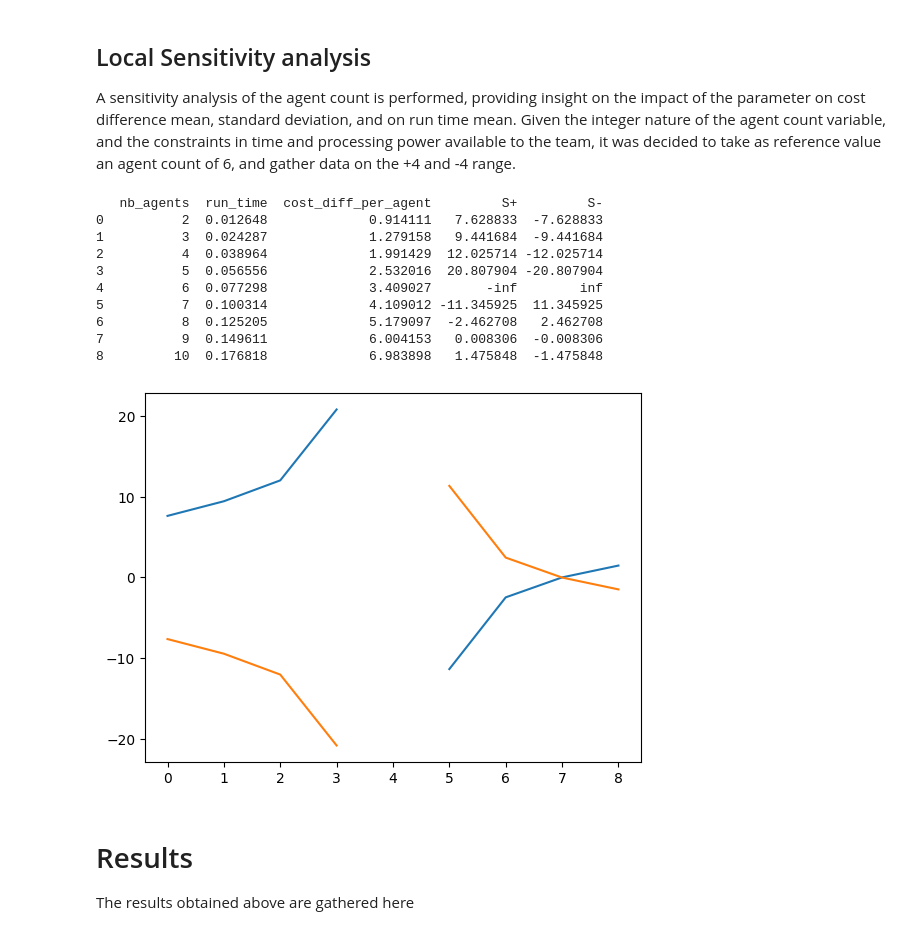
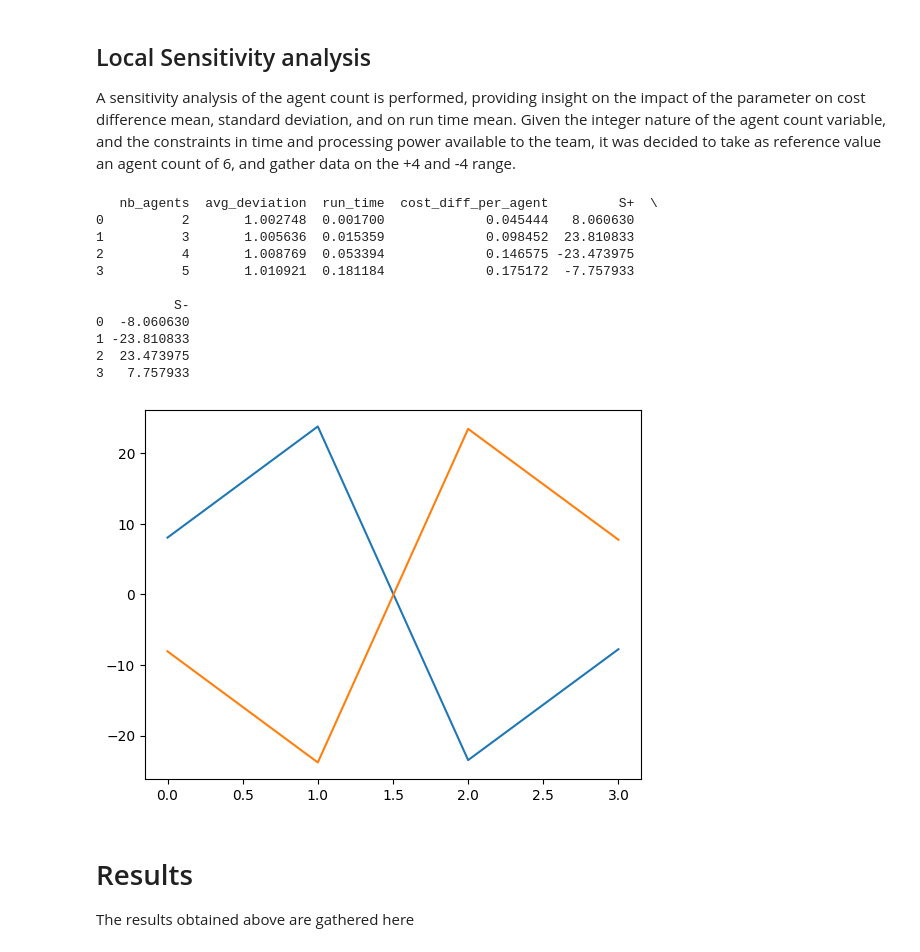
Before and after one commit to vguillet/ABM_assignment, a Jupyter notebook: Statistical_significance_analysis.ipynb, the cells around one changed output. Drawn from its saved outputs; the diff is of its cells as text; code cells hidden in the pictures.

```diff
--- a/Statistical_significance_analysis.ipynb
+++ b/Statistical_significance_analysis.ipynb
@@ -6,7 +6,7 @@ from tabulate import tabulate
 # %% [markdown]
 Load dataset for processing
 # %%
-raw_df = pd.read_csv('results_Distributed.csv')
+raw_df = pd.read_csv('results_CBS_v1.csv')
 
 # Print loaded file's head
 print(raw_df.head())
@@ -322,34 +346,35 @@ A sensitivity analysis of the agent count is performed, providing insight on the
 Given the integer nature of the agent count variable, and the constraints in time and processing power available to the team, it was decided to take as reference value an agent count of 6, and gather data on the +4 and -4 range.
 # %%
 # --- Sensitivity analysis of means to agent count
-reference_value = 6
+reference_value = 3.5
 
 # Positive
 df_mean_by_agent_count["S+"] = (df_mean_by_agent_count['cost_diff_per_agent'] - reference_value) / ((df_mean_by_agent_count['nb_agents'] - reference_value) / reference_value)
 
 
 
 # Negative
 df_mean_by_agent_count["S-"] = (reference_value - df_mean_by_agent_count['cost_diff_per_agent']) / ((df_mean_by_agent_count['nb_agents'] - reference_value) / reference_value)
 
 print(df_mean_by_agent_count)
 
 # Plot the mean per agent count
 df_mean_by_agent_count['S+'].plot(kind='line')
 df_mean_by_agent_count['S-'].plot(kind='line')
 plt.show()
 # %% [output]
-   nb_agents  run_time  cost_diff_per_agent         S+         S-
-0          2  0.012648             0.914111   7.628833  -7.628833
-1          3  0.024287             1.279158   9.441684  -9.441684
-2          4  0.038964             1.991429  12.025714 -12.025714
-3          5  0.056556             2.532016  20.807904 -20.807904
-4          6  0.077298             3.409027       -inf        inf
-5          7  0.100314             4.109012 -11.345925  11.345925
-6          8  0.125205             5.179097  -2.462708   2.462708
-7          9  0.149611             6.004153   0.008306  -0.008306
-8         10  0.176818             6.983898   1.475848  -1.475848
+   nb_agents  avg_deviation  run_time  cost_diff_per_agent         S+  \
+0          2       1.002748  0.001700             0.045444   8.060630
+1          3       1.005636  0.015359             0.098452  23.810833
+2          4       1.008769  0.053394             0.146575 -23.473975
+3          5       1.010921  0.181184             0.175172  -7.757933
+
+          S-
+0  -8.060630
+1 -23.810833
+2  23.473975
+3   7.757933
-[figure, old version]
+[figure, new version]
 # %% [markdown]
 # Results
 The results obtained above are gathered here
```
Also changed, not shown: parts of 13 cells of this notebook.
